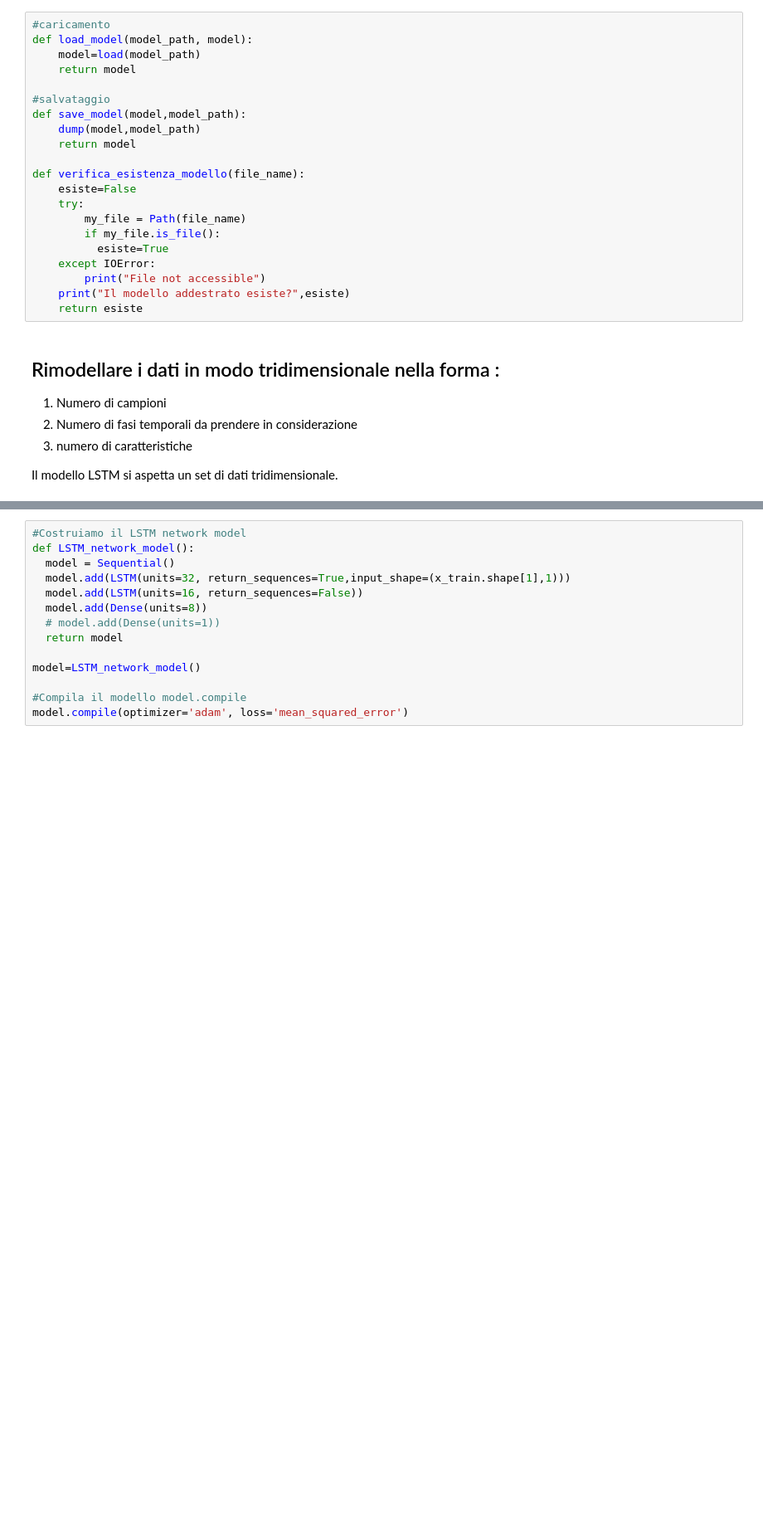
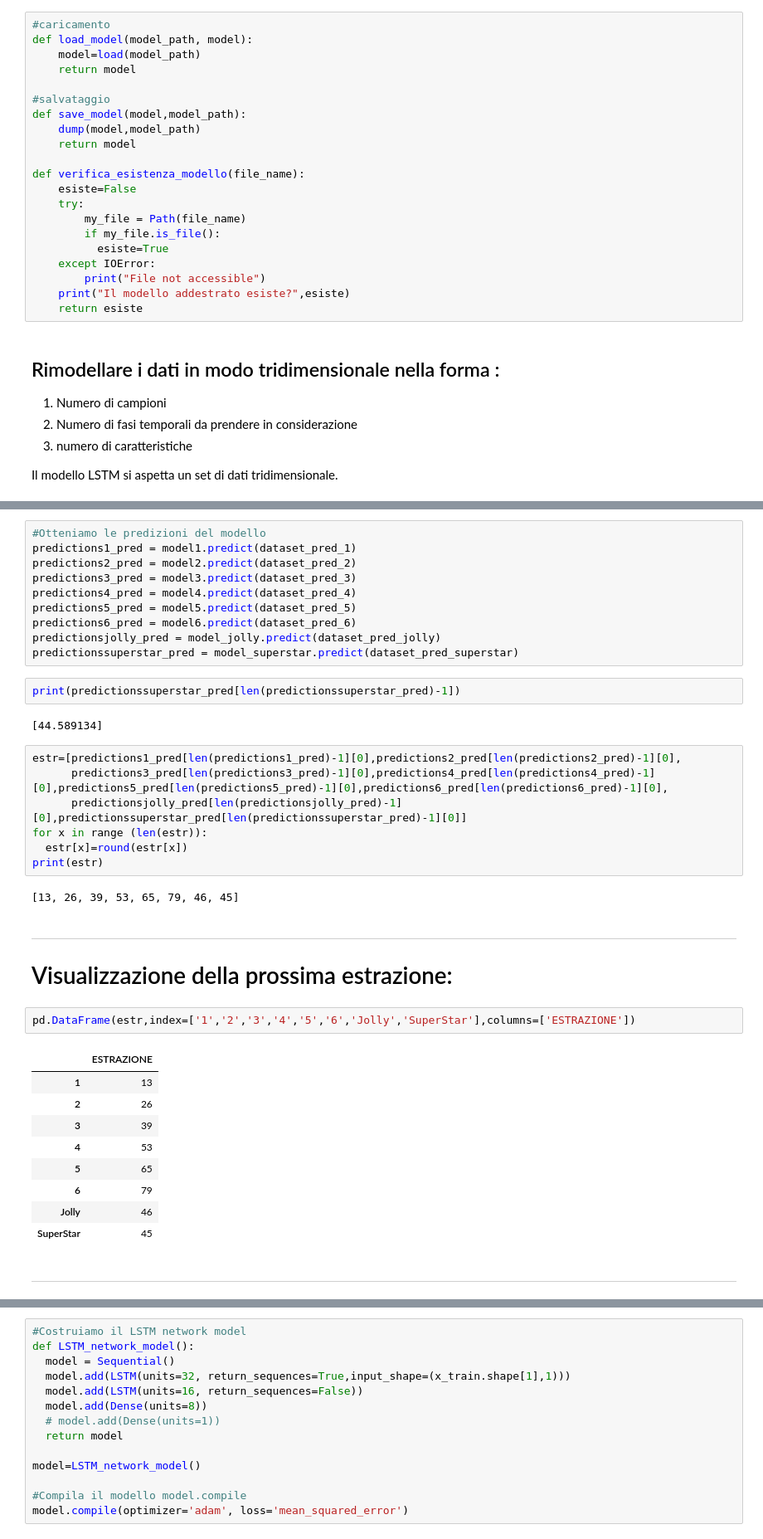
Before and after one commit to MattiaGatto/prediction-superenalotto, a Jupyter notebook: prediction_number_of_superenalotto.ipynb, the cells around one changed output, grey strips where cells are left out. Shown at 83% size. Cells and saved outputs as stored; diff of their text form; blank space fills up the shorter version.

```diff
--- a/prediction_number_of_superenalotto.ipynb
+++ b/prediction_number_of_superenalotto.ipynb
@@ -491,0 +892,40 @@ Il modello LSTM si aspetta un set di dati tridimensionale.
+# %%
+#Otteniamo le predizioni del modello
+predictions1_pred = model1.predict(dataset_pred_1)
+predictions2_pred = model2.predict(dataset_pred_2)
+predictions3_pred = model3.predict(dataset_pred_3)
+predictions4_pred = model4.predict(dataset_pred_4)
+predictions5_pred = model5.predict(dataset_pred_5)
+predictions6_pred = model6.predict(dataset_pred_6)
+predictionsjolly_pred = model_jolly.predict(dataset_pred_jolly)
+predictionssuperstar_pred = model_superstar.predict(dataset_pred_superstar)
+# %%
+print(predictionssuperstar_pred[len(predictionssuperstar_pred)-1])
+# %% [output]
+[44.589134]
+# %%
+estr=[predictions1_pred[len(predictions1_pred)-1][0],predictions2_pred[len(predictions2_pred)-1][0],
+      predictions3_pred[len(predictions3_pred)-1][0],predictions4_pred[len(predictions4_pred)-1][0],predictions5_pred[len(predictions5_pred)-1][0],predictions6_pred[len(predictions6_pred)-1][0],
+      predictionsjolly_pred[len(predictionsjolly_pred)-1][0],predictionssuperstar_pred[len(predictionssuperstar_pred)-1][0]]
+for x in range (len(estr)):
+  estr[x]=round(estr[x])
+print(estr)
+# %% [output]
+[13, 26, 39, 53, 65, 79, 46, 45]
+# %% [markdown]
+---
+# Visualizzazione della prossima estrazione:
+# %%
+pd.DataFrame(estr,index=['1','2','3','4','5','6','Jolly','SuperStar'],columns=['ESTRAZIONE'])
+# %% [output]
+|  | ESTRAZIONE |
+| 1 | 13 |
+| 2 | 26 |
+| 3 | 39 |
+| 4 | 53 |
+| 5 | 65 |
+| 6 | 79 |
+| Jolly | 46 |
+| SuperStar | 45 |
+# %% [markdown]
+---
```
Also changed, not shown: parts of 89 cells of this notebook.
